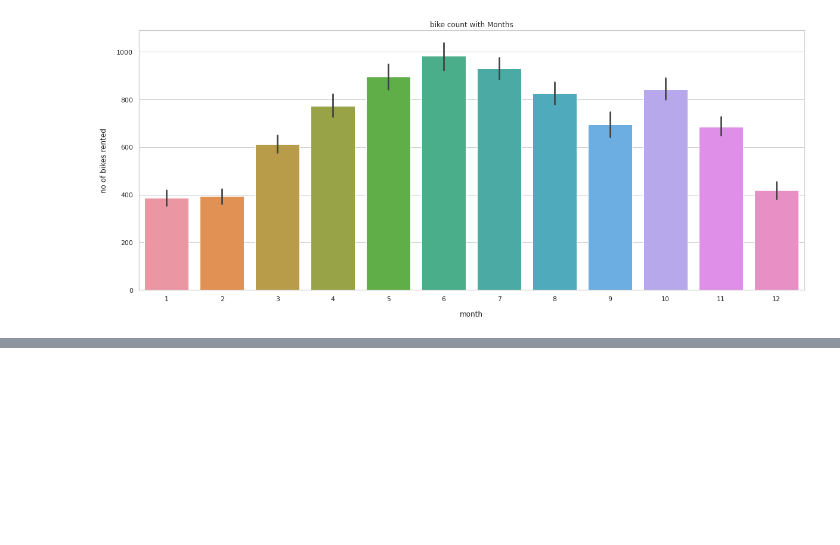
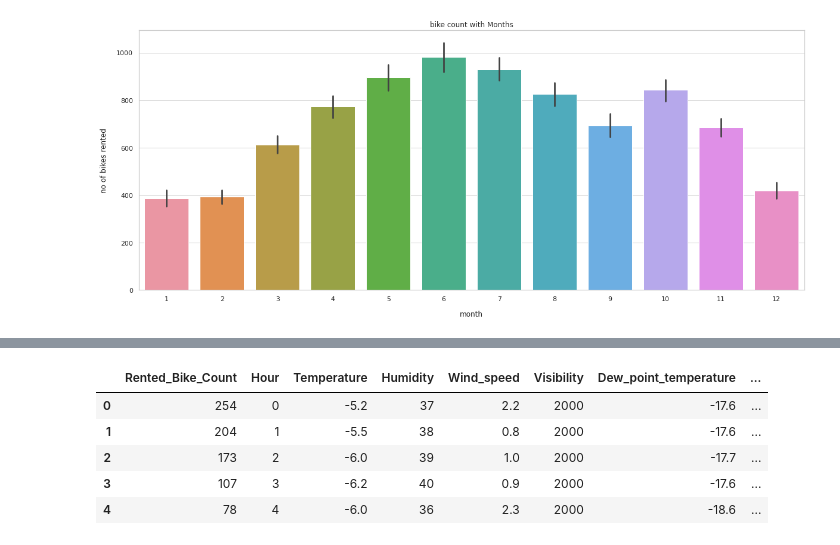
Before and after one commit to Gaurav-Bindal/Bike-Sharing-Demand-Prediction, a Jupyter notebook: Bike_Sharing_Demand_Prediction_Capstone_Project_1_Gaurav.ipynb, the cells around one changed output, grey strips where cells are left out. Saved outputs shown, nothing was run; the diff lists cells and outputs as text; code cells hidden in the pictures; blank space fills up the shorter version.

```diff
--- a/Bike_Sharing_Demand_Prediction_Capstone_Project_1_Gaurav.ipynb
+++ b/Bike_Sharing_Demand_Prediction_Capstone_Project_1_Gaurav.ipynb
@@ -232,0 +286,11 @@ Text(0, 0.5, 'no of bikes rented')
+# %%
+# Drop the original categorical column Seasons, Holiday, Functioning_Day from the dataframe
+bike_df.drop(columns=['Date','Seasons', 'Holiday', 'Functioning_Day'],axis=1,inplace=True)
+bike_df.head()
+# %% [output]
+|  | Rented_Bike_Count | Hour | Temperature | Humidity | Wind_speed | Visibility | Dew_point_temperature | ... |
+| 0 | 254 | 0 | -5.2 | 37 | 2.2 | 2000 | -17.6 | ... |
+| 1 | 204 | 1 | -5.5 | 38 | 0.8 | 2000 | -17.6 | ... |
+| 2 | 173 | 2 | -6.0 | 39 | 1.0 | 2000 | -17.7 | ... |
+| 3 | 107 | 3 | -6.2 | 40 | 0.9 | 2000 | -17.6 | ... |
+| 4 | 78 | 4 | -6.0 | 36 | 2.3 | 2000 | -18.6 | ... |
```
Also changed, not shown: parts of 14 cells of this notebook.
